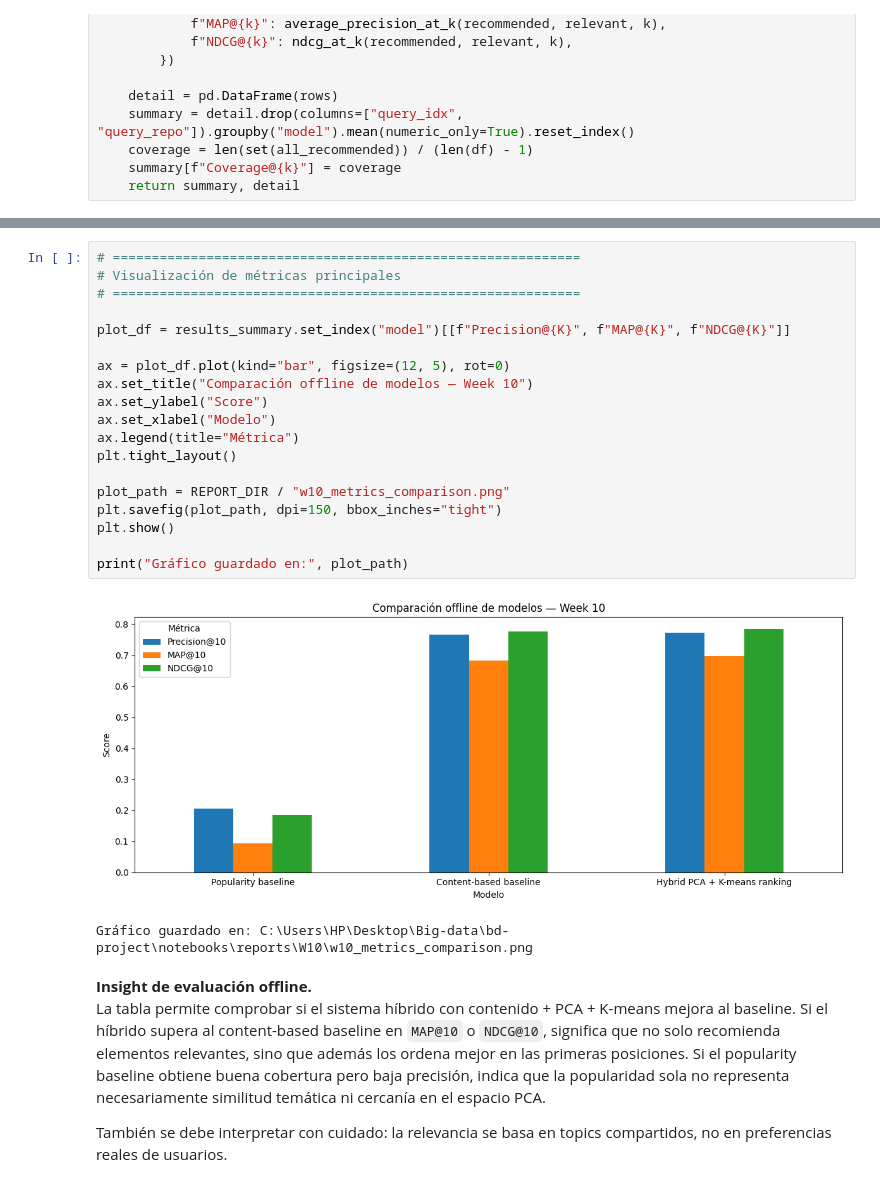
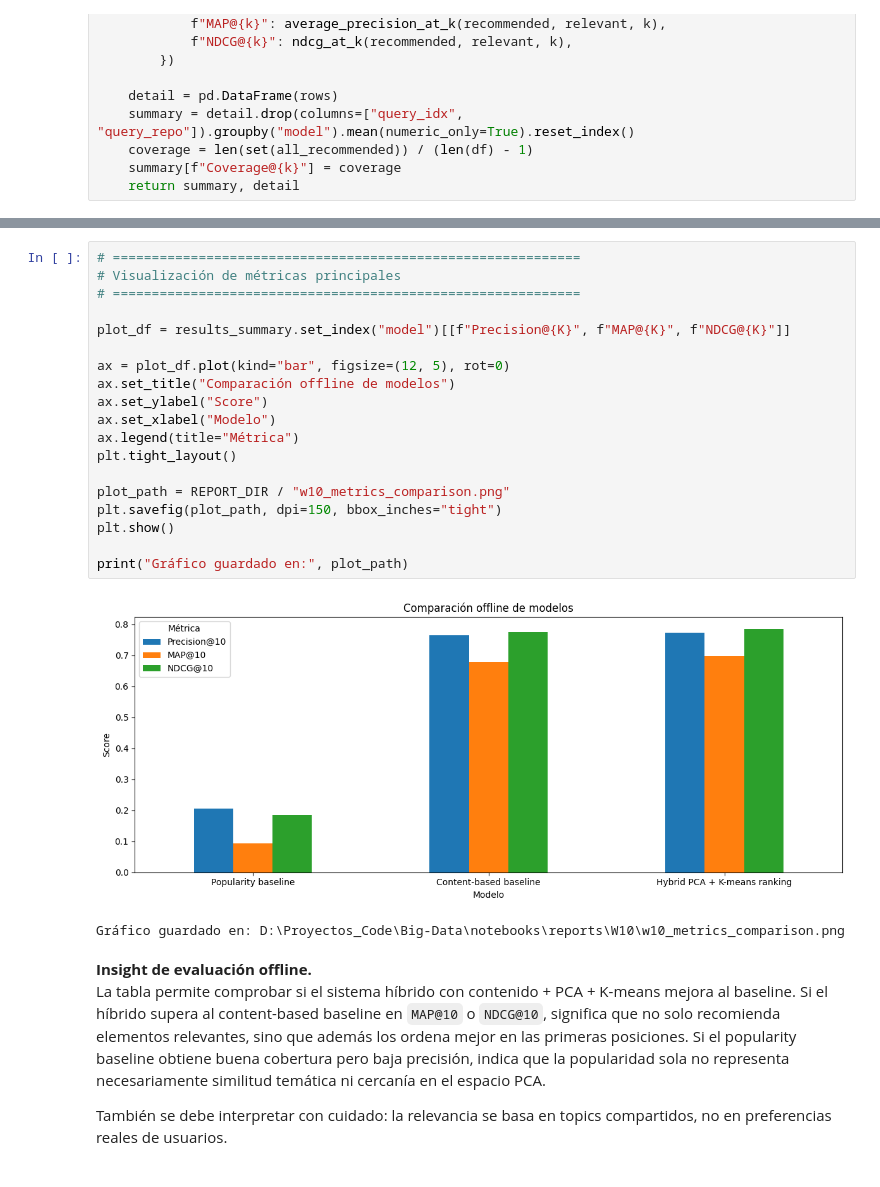
Before and after one commit to NayeliMaVi/Big-Data, a Jupyter notebook: notebooks/Sem11_W10_recommendation_ranking_class_corrected.ipynb, the cells around one changed output, grey strips where cells are left out. Cells and saved outputs as stored; diff of their text form.

Commit message:
feat: update recommendation ranking notebook

```diff
--- a/notebooks/Sem11_W10_recommendation_ranking_class_corrected.ipynb
+++ b/notebooks/Sem11_W10_recommendation_ranking_class_corrected.ipynb
@@ -917,25 +917,25 @@ Detalle guardado en: C:\Users\HP\Desktop\Big-data\bd-project\notebooks\artifacts
 # %%
 # ============================================================
 # Visualización de métricas principales
 # ============================================================
 
 plot_df = results_summary.set_index("model")[[f"Precision@{K}", f"MAP@{K}", f"NDCG@{K}"]]
 
 ax = plot_df.plot(kind="bar", figsize=(12, 5), rot=0)
-ax.set_title("Comparación offline de modelos — Week 10")
+ax.set_title("Comparación offline de modelos")
 ax.set_ylabel("Score")
 ax.set_xlabel("Modelo")
 ax.legend(title="Métrica")
 plt.tight_layout()
 
 plot_path = REPORT_DIR / "w10_metrics_comparison.png"
 plt.savefig(plot_path, dpi=150, bbox_inches="tight")
 plt.show()
 
 print("Gráfico guardado en:", plot_path)
 # %% [output]
-[figure, old version]
+[figure, new version]
-Gráfico guardado en: C:\Users\HP\Desktop\Big-data\bd-project\notebooks\reports\W10\w10_metrics_comparison.png
+Gráfico guardado en: D:\Proyectos_Code\Big-Data\notebooks\reports\W10\w10_metrics_comparison.png
 # %% [markdown]
 **Insight de evaluación offline.**
 La tabla permite comprobar si el sistema híbrido con contenido + PCA + K-means mejora al baseline. Si el híbrido supera al content-based baseline en `MAP@10` o `NDCG@10`, significa que no solo recomienda elementos relevantes, sino que además los ordena mejor en las primeras posiciones. Si el popularity baseline obtiene buena cobertura pero baja precisión, indica que la popularidad sola no representa necesariamente similitud temática ni cercanía en el espacio PCA.
```
Also changed, not shown: parts of 23 cells of this notebook.
